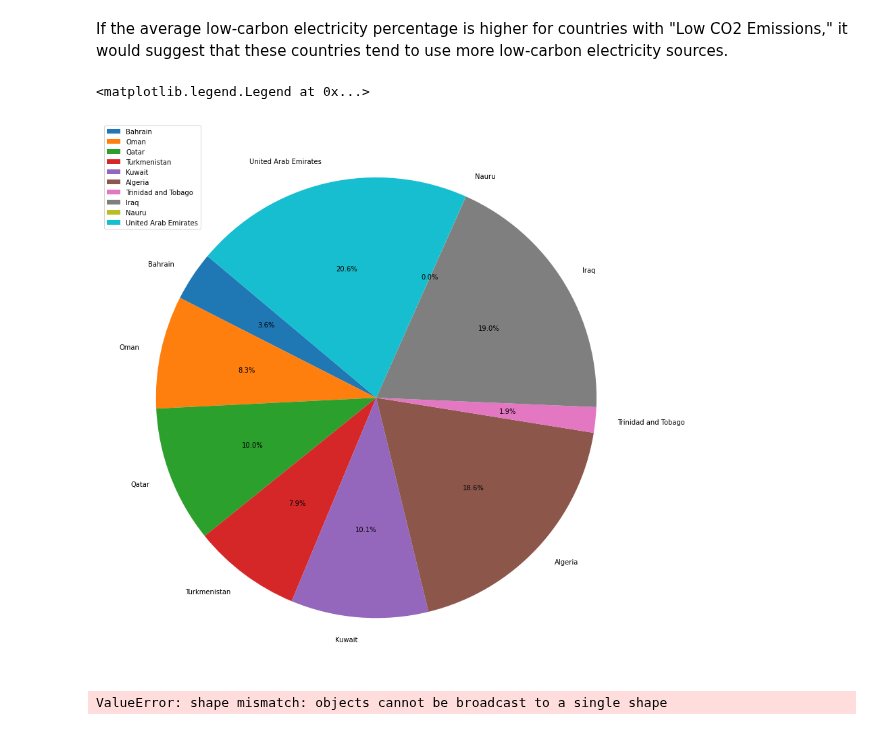
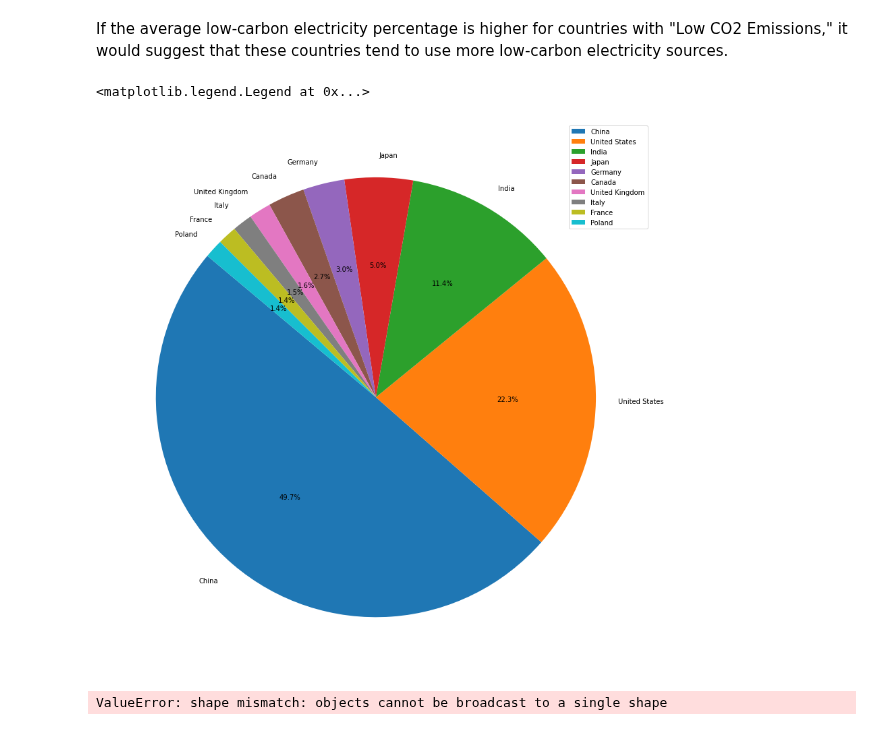
Before and after one commit to yosieph/Project1, a Jupyter notebook: project1.ipynb, the cells around one changed output. Saved outputs shown, nothing was run; the diff lists cells and outputs as text; code cells hidden in the pictures.

```diff
--- a/project1.ipynb
+++ b/project1.ipynb
@@ -1007,14 +1017,14 @@ This chart should help visualize and compare the countries with the highest CO2
 If the average low-carbon electricity percentage is higher for countries with "Low CO2 Emissions," it would suggest that these countries tend to use more low-carbon electricity sources.
 # %%
 #list of high carbon
-x= lowest_co2_emission_countries[('co2 Emissions (metric tons per capita)')]
-mylable=lowest_co2_emission_countries[('Country')]
+x= highest_Co2_Emission_countries[('co2 Emissions (metric tons per capita)')]
+mylable=highest_Co2_Emission_countries[('Country')]
 fig=plt.figure(figsize =(25,15))
 plt.pie(x ,labels=mylable, autopct='%1.1f%%' , startangle = 140)
 plt.legend()
 # %% [output]
 <matplotlib.legend.Legend at 0x...>
-[figure, old version]
+[figure, new version]
 # %%
 x= lowest_co2_emission_countries[('Renewable energy share in the total final energy consumption (%)')]
 mylable=lowest_co2_emission_countries[('Country')]
```
Also changed, not shown: parts of 6 cells of this notebook.
